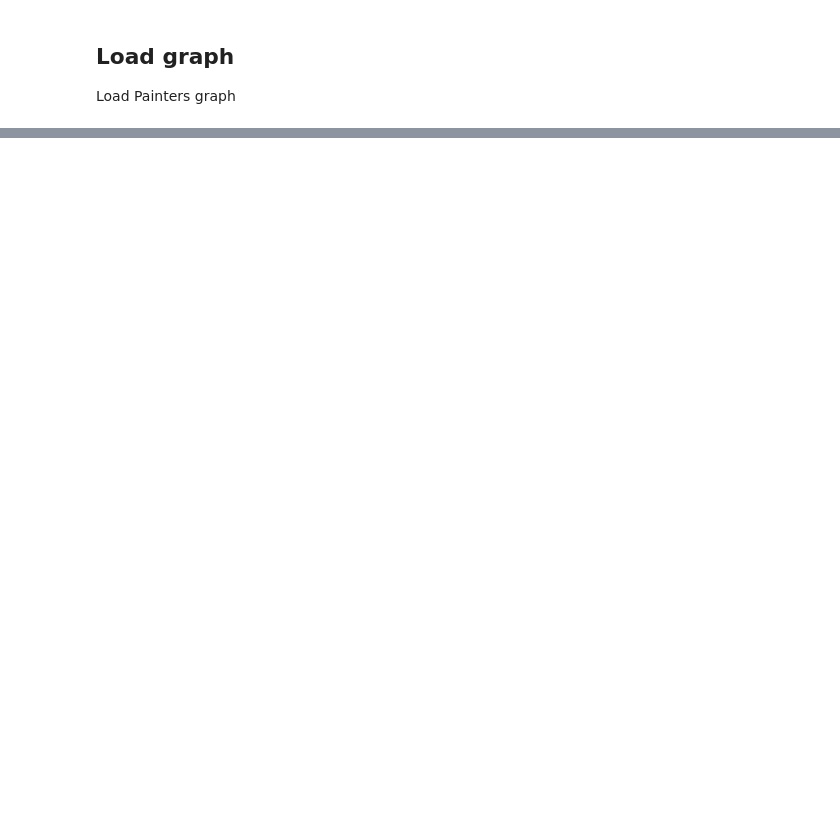
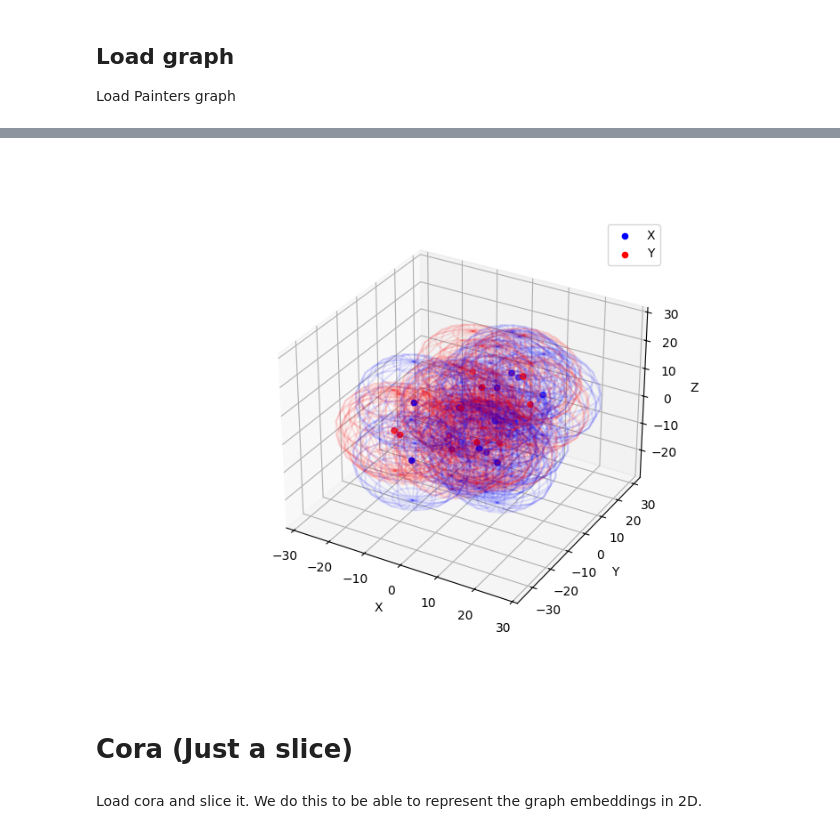
Before and after one commit to AndreasLF/HowLowCanYouGo, a Jupyter notebook: notebooks/Embeddings.ipynb, the cells around one changed output, grey strips where cells are left out. Drawn from its saved outputs; the diff is of its cells as text; code cells hidden in the pictures; blank space fills up the shorter version.

```diff
--- a/notebooks/Embeddings.ipynb
+++ b/notebooks/Embeddings.ipynb
@@ -40,0 +140,38 @@ Train a graph embedding model using GraphEmbeddings framework and $rank = 2$
+# %%
+%matplotlib widget
+
+fig = plt.figure(figsize=(8, 6))
+ax = fig.add_subplot(111, projection='3d')
+
+# Scatter plot
+ax.scatter(X[:,0], X[:,1], X[:,2], color='b', label='X')
+ax.scatter(Y[:,0], Y[:,1], Y[:,2], color='r', label='Y')
+
+# Function to draw a sphere
+def draw_sphere(x, y, z, radius, color='b', alpha=0.1):
+    u, v = np.mgrid[0:2*np.pi:20j, 0:np.pi:10j]
+    sphere_x = x + radius * np.cos(u) * np.sin(v)
+    sphere_y = y + radius * np.sin(u) * np.sin(v)
+    sphere_z = z + radius * np.cos(v)
+    ax.plot_wireframe(sphere_x, sphere_y, sphere_z, color=color, alpha=alpha)
+
+# Draw spheres around points in X
+for point in X:
+    draw_sphere(point[0], point[1], point[2], beta, color='b')
+
+# Draw spheres around points in Y
+for point in Y:
+    draw_sphere(point[0], point[1], point[2], beta, color='r')
+
+
+ax.set_xlabel('X')
+ax.set_ylabel('Y')
+ax.set_zlabel('Z')
+plt.legend()
+plt.show()
+# %% [output]
+[figure, added]
+# %% [markdown]
+# Cora (Just a slice)
+# %% [markdown]
+Load cora and slice it. We do this to be able to represent the graph embeddings in 2D.
```
Also changed, not shown: parts of 37 cells of this notebook.
